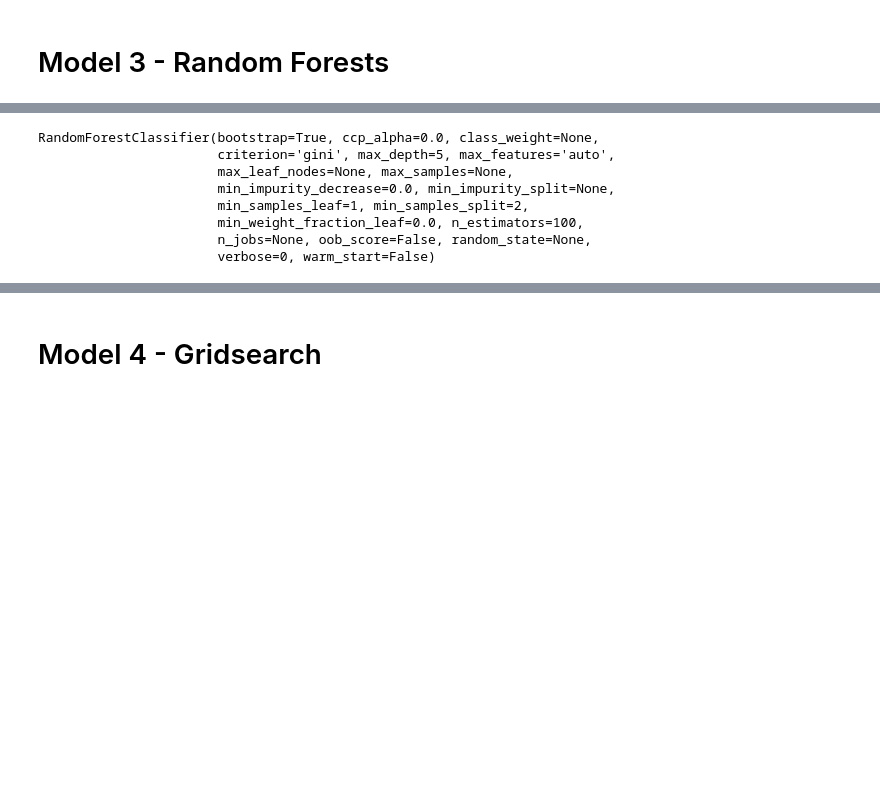
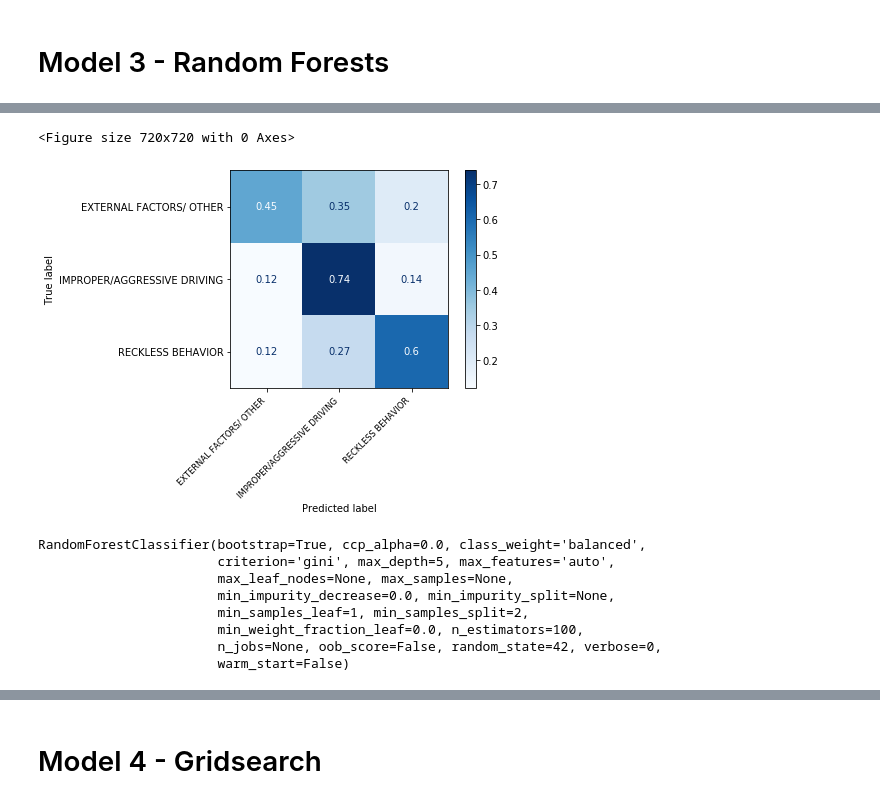
Before and after one commit to abdullahaldaffaie303/predicting-chicago-car-accident-causes, a Jupyter notebook: Modeling.ipynb, the cells around one changed output, grey strips where cells are left out. Cells and saved outputs as stored; diff of their text form; code cells hidden in the pictures; blank space fills up the shorter version.

```diff
--- a/Modeling.ipynb
+++ b/Modeling.ipynb
@@ -337,16 +338,29 @@ bagged_tree.score(X_test, y_test)
+# %%
+plt.figure(figsize =(10,10))
+plot_confusion_matrix(bagged_tree, X_test, y_test,
+                     cmap=plt.cm.Blues,normalize='true')
+plt.xticks(
+    rotation=45,
+    horizontalalignment='right',
+    fontsize='small'
+)
+plt.show()
+# %% [output]
+<Figure size 720x720 with 0 Axes>
+[figure, added]
 # %%
 # Instantiate and fit a RandomForestClassifier
-forest = RandomForestClassifier(n_estimators=100, max_depth= 5)
+forest = RandomForestClassifier(n_estimators=100, max_depth= 5, class_weight = 'balanced', random_state = 42)
 forest.fit(X_train, y_train)
 # %% [output]
-RandomForestClassifier(bootstrap=True, ccp_alpha=0.0, class_weight=None,
+RandomForestClassifier(bootstrap=True, ccp_alpha=0.0, class_weight='balanced',
                        criterion='gini', max_depth=5, max_features='auto',
                        max_leaf_nodes=None, max_samples=None,
                        min_impurity_decrease=0.0, min_impurity_split=None,
                        min_samples_leaf=1, min_samples_split=2,
                        min_weight_fraction_leaf=0.0, n_estimators=100,
-                       n_jobs=None, oob_score=False, random_state=None,
-                       verbose=0, warm_start=False)
+                       n_jobs=None, oob_score=False, random_state=42, verbose=0,
+                       warm_start=False)
 # %%
 forest.score(X_train, y_train)
 # %% [output]
```
Also changed, not shown: parts of 41 cells of this notebook, 9 other files.
